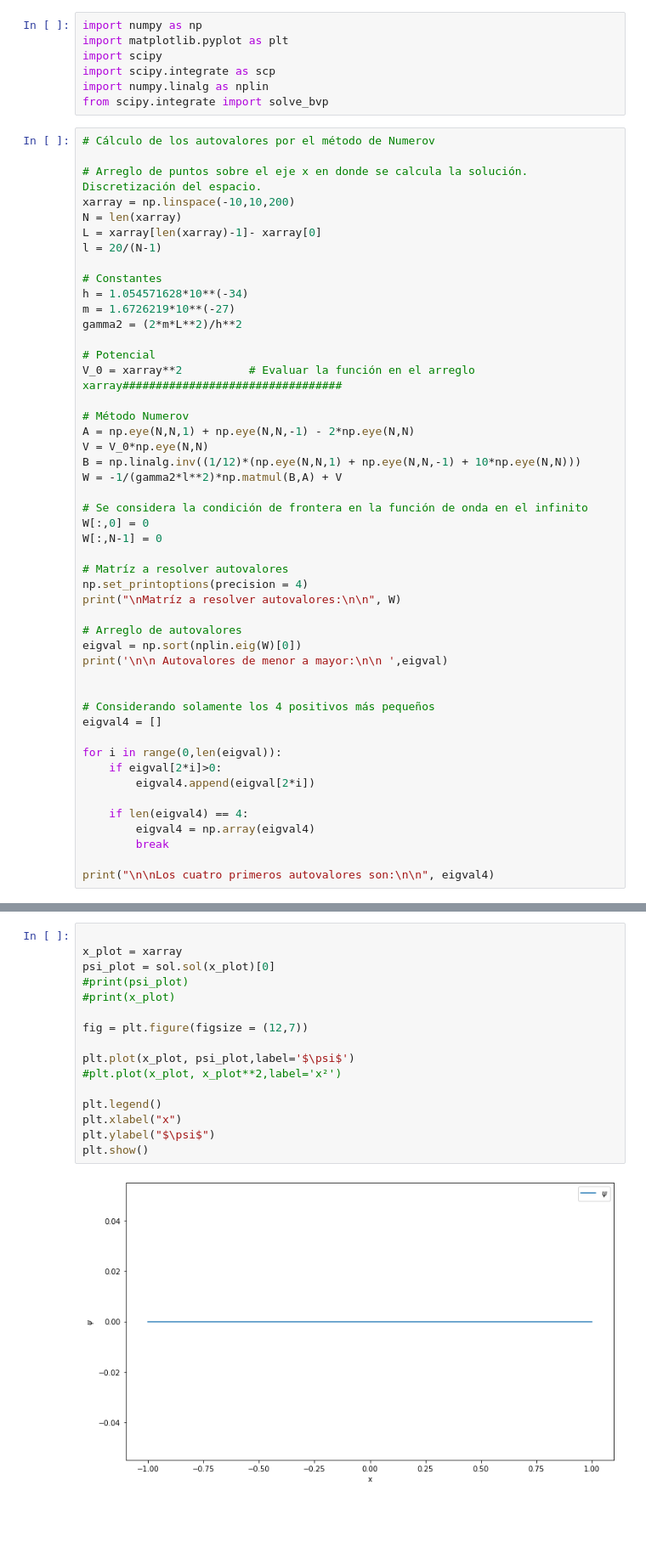
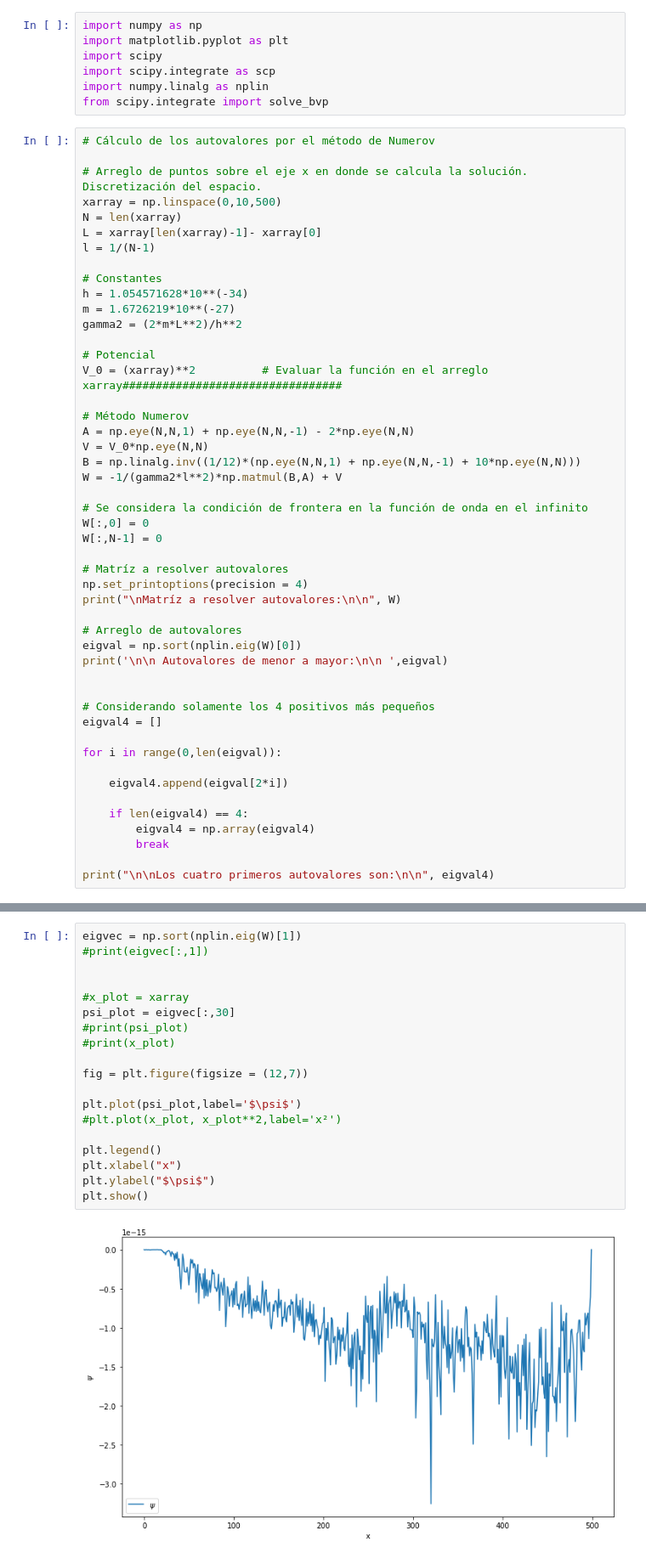
Before and after one commit to arestrepogiraldo2200/Proyecto, a Jupyter notebook: PROYECTO.ipynb, the cells around one changed output, grey strips where cells are left out. Shown at 85% size. Saved outputs shown, nothing was run; the diff lists cells and outputs as text; blank space fills up the shorter version.

```diff
--- a/PROYECTO.ipynb
+++ b/PROYECTO.ipynb
@@ -9,10 +9,10 @@ from scipy.integrate import solve_bvp
 # Cálculo de los autovalores por el método de Numerov
 
 # Arreglo de puntos sobre el eje x en donde se calcula la solución. Discretización del espacio.
-xarray = np.linspace(-10,10,200)
+xarray = np.linspace(0,10,500)
 N = len(xarray)
 L = xarray[len(xarray)-1]- xarray[0]
-l = 20/(N-1)
+l = 1/(N-1)
 
 # Constantes
 h = 1.054571628*10**(-34)
@@ -20,7 +20,7 @@ m = 1.6726219*10**(-27)
 gamma2 = (2*m*L**2)/h**2
 
 # Potencial
-V_0 = xarray**2          # Evaluar la función en el arreglo xarray#################################
+V_0 = (xarray)**2          # Evaluar la función en el arreglo xarray#################################
 
 # Método Numerov
 A = np.eye(N,N,1) + np.eye(N,N,-1) - 2*np.eye(N,N)
@@ -45,8 +45,8 @@ print('\n\n Autovalores de menor a mayor:\n\n ',eigval)
 eigval4 = []
 
 for i in range(0,len(eigval)):
-    if eigval[2*i]>0:
-        eigval4.append(eigval[2*i])
+
+    eigval4.append(eigval[2*i])
 
     if len(eigval4) == 4:
         eigval4 = np.array(eigval4)
@@ -90,18 +74,21 @@ sol = solve_bvp(SchrodingerOscilador, bc, xarray, y)
 # %%
+eigvec = np.sort(nplin.eig(W)[1])
+#print(eigvec[:,1])
 
-x_plot = xarray
-psi_plot = sol.sol(x_plot)[0]
+
+#x_plot = xarray
+psi_plot = eigvec[:,30]
 #print(psi_plot)
 #print(x_plot)
 
 fig = plt.figure(figsize = (12,7))
 
-plt.plot(x_plot, psi_plot,label='$\psi$')
+plt.plot(psi_plot,label='$\psi$')
 #plt.plot(x_plot, x_plot**2,label='x²')
 
 plt.legend()
 plt.xlabel("x")
 plt.ylabel("$\psi$")
 plt.show()
 # %% [output]
-[figure, old version]
+[figure, new version]
```
Also changed, not shown: parts of 4 cells of this notebook.
